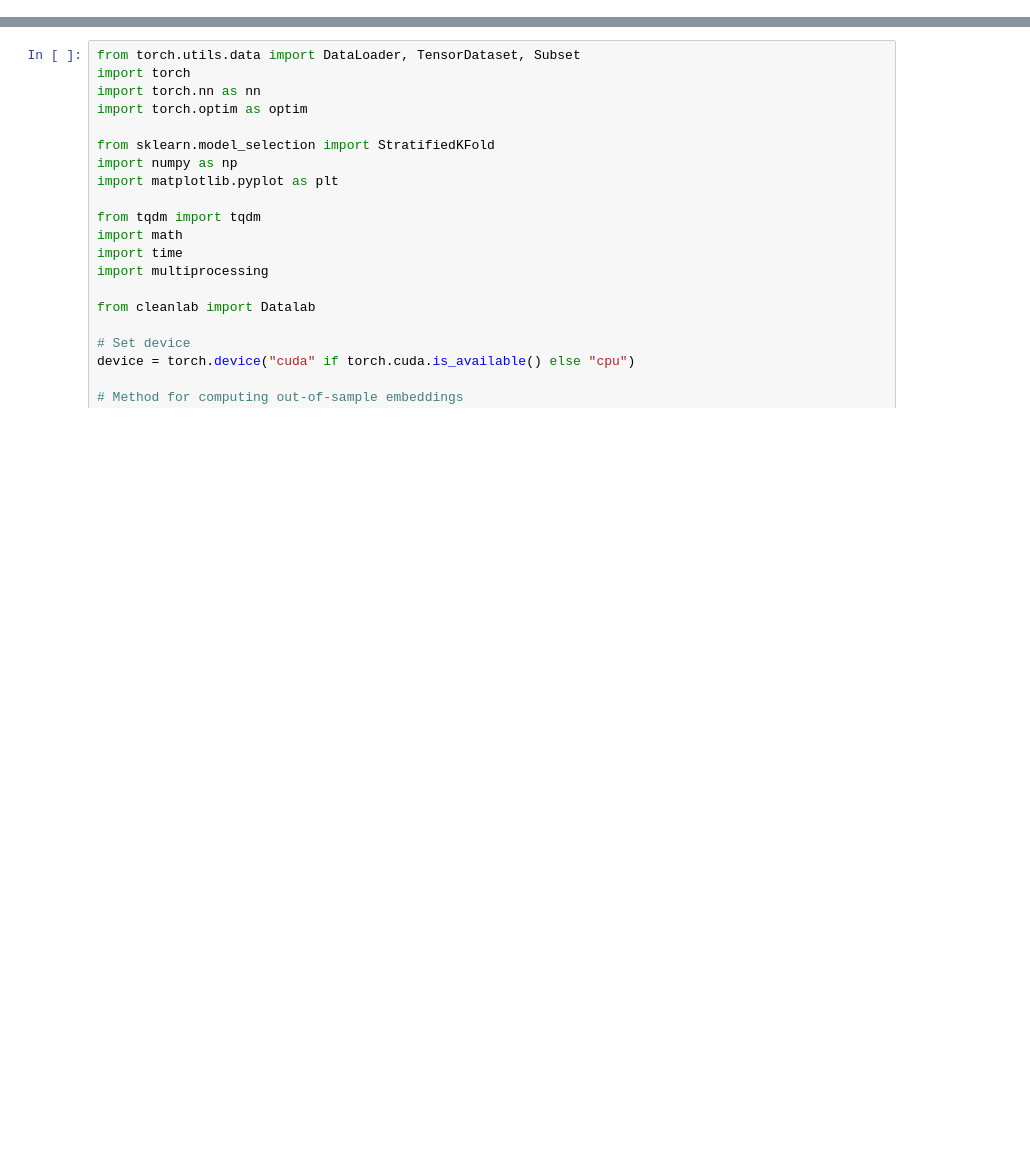
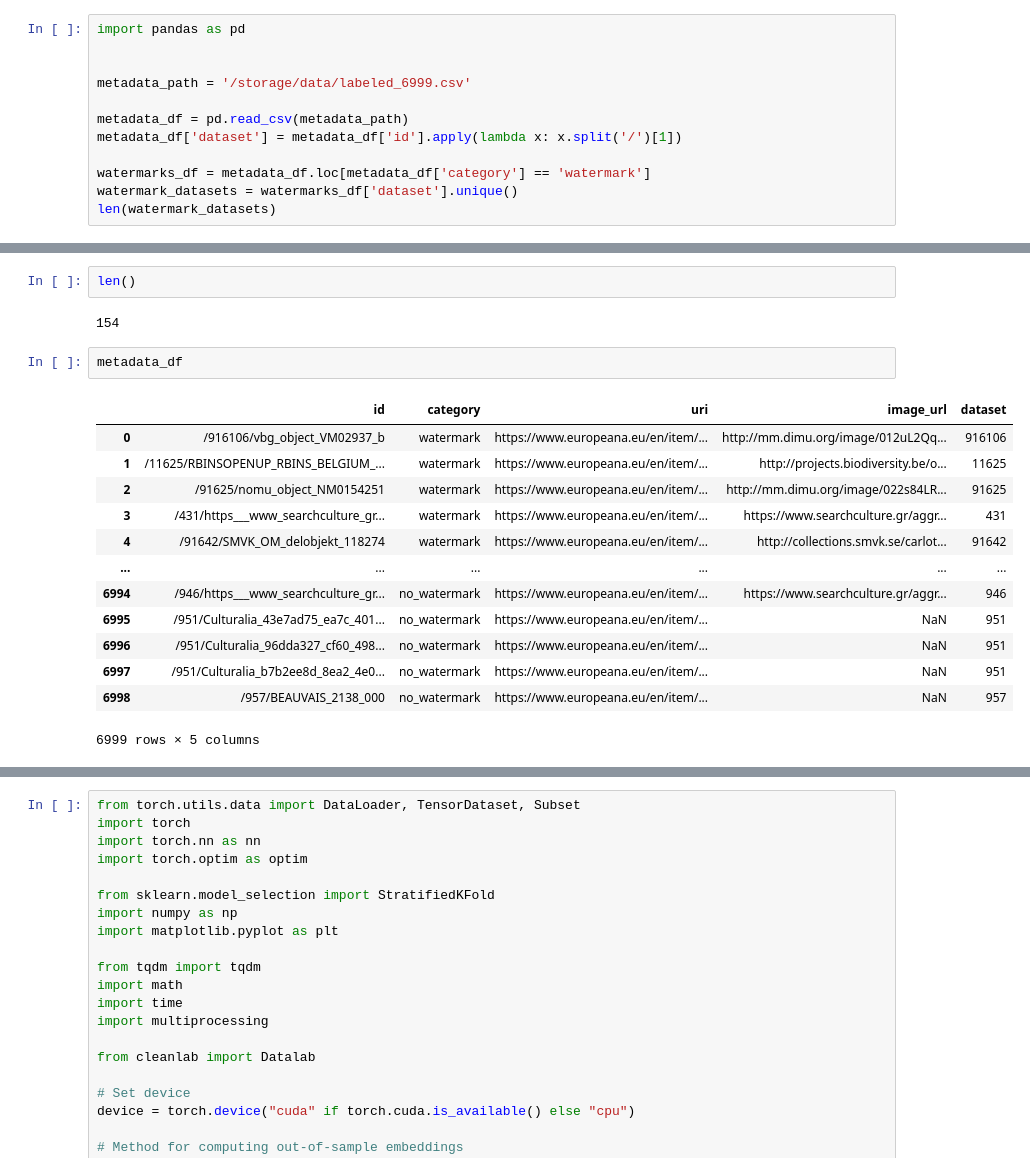
Before and after one commit to europeana/rd-watermark-detection, a Jupyter notebook: notebooks/cleanlab_copy2.ipynb, the cells around one changed output, grey strips where cells are left out. Drawn from its saved outputs; the diff is of its cells as text; blank space fills up the shorter version.

```diff
--- a/notebooks/cleanlab_copy2.ipynb
+++ b/notebooks/cleanlab_copy2.ipynb
@@ -74,0 +153,12 @@ FileNotFoundError: [Errno 2] No such file or directory: '/output/data/labeled_43
+# %%
+import pandas as pd
+
+
+metadata_path = '/storage/data/labeled_6999.csv'
+
+metadata_df = pd.read_csv(metadata_path)
+metadata_df['dataset'] = metadata_df['id'].apply(lambda x: x.split('/')[1])
+
+watermarks_df = metadata_df.loc[metadata_df['category'] == 'watermark']
+watermark_datasets = watermarks_df['dataset'].unique()
+len(watermark_datasets)
@@ -74,0 +189,20 @@ FileNotFoundError: [Errno 2] No such file or directory: '/output/data/labeled_43
+# %%
+len()
+# %% [output]
+154
+# %%
+metadata_df
+# %% [output]
+|  | id | category | uri | image_url | dataset |
+| 0 | /916106/vbg_object_VM02937_b | watermark | https://www.europeana.eu/en/item/... | http://mm.dimu.org/image/012uL2Qq... | 916106 |
+| 1 | /11625/RBINSOPENUP_RBINS_BELGIUM_... | watermark | https://www.europeana.eu/en/item/... | http://projects.biodiversity.be/o... | 11625 |
+| 2 | /91625/nomu_object_NM0154251 | watermark | https://www.europeana.eu/en/item/... | http://mm.dimu.org/image/022s84LR... | 91625 |
+| 3 | /431/https___www_searchculture_gr... | watermark | https://www.europeana.eu/en/item/... | https://www.searchculture.gr/aggr... | 431 |
+| 4 | /91642/SMVK_OM_delobjekt_118274 | watermark | https://www.europeana.eu/en/item/... | http://collections.smvk.se/carlot... | 91642 |
+| ... | ... | ... | ... | ... | ... |
+| 6994 | /946/https___www_searchculture_gr... | no_watermark | https://www.europeana.eu/en/item/... | https://www.searchculture.gr/aggr... | 946 |
+| 6995 | /951/Culturalia_43e7ad75_ea7c_401... | no_watermark | https://www.europeana.eu/en/item/... | NaN | 951 |
+| 6996 | /951/Culturalia_96dda327_cf60_498... | no_watermark | https://www.europeana.eu/en/item/... | NaN | 951 |
+| 6997 | /951/Culturalia_b7b2ee8d_8ea2_4e0... | no_watermark | https://www.europeana.eu/en/item/... | NaN | 951 |
+| 6998 | /957/BEAUVAIS_2138_000 | no_watermark | https://www.europeana.eu/en/item/... | NaN | 957 |
+6999 rows × 5 columns
```
Also changed, not shown: parts of 14 cells of this notebook, 11 other files.
